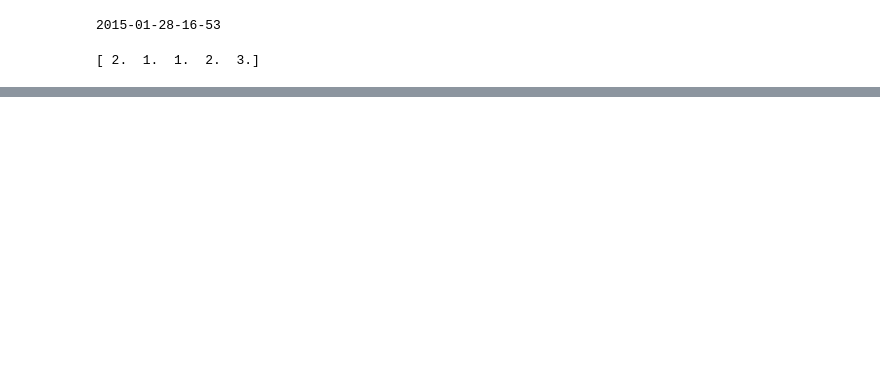
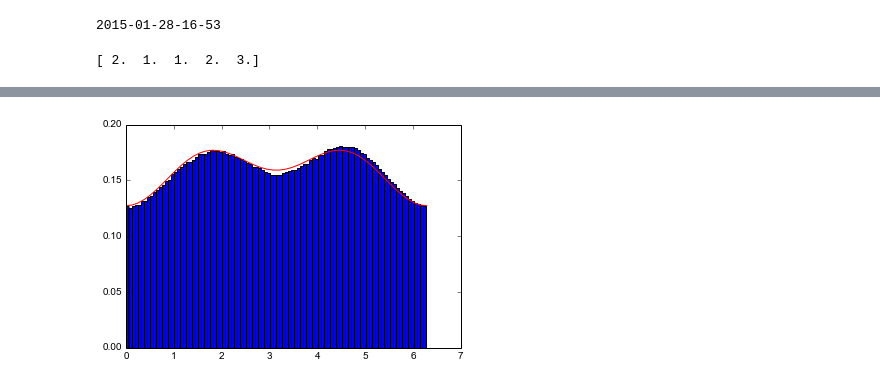
Before and after one commit to Danie1Johnson/research, a Jupyter notebook: BGMRBM test 4.ipynb, the cells around one changed output, grey strips where cells are left out. Drawn from its saved outputs; the diff is of its cells as text; code cells hidden in the pictures; blank space fills up the shorter version.

```diff
--- a/BGMRBM test 4.ipynb
+++ b/BGMRBM test 4.ipynb
@@ -99,5 +121,8 @@ plt.savefig('test_4_1_'+date_time_str+'.png')
 # %%
 hist_1_0 = plt.hist(z_1.stat_log[:,0], bins=100, normed=True)
+pp = plt.plot(x_range, ys, 'r')
 plt.savefig('test_4_1_x_'+date_time_str+'.png')
+# %% [output]
+[figure, added]
 # %%
 hist_1_1 = plt.hist(z_1.stat_log[:,1], bins=100, normed=True)
```
Also changed, not shown: parts of 13 cells of this notebook, 1 other file.
